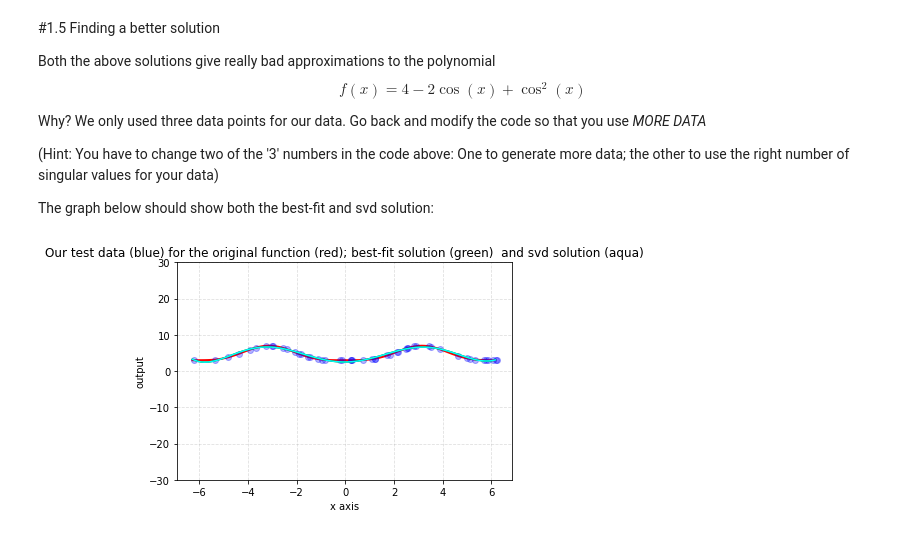
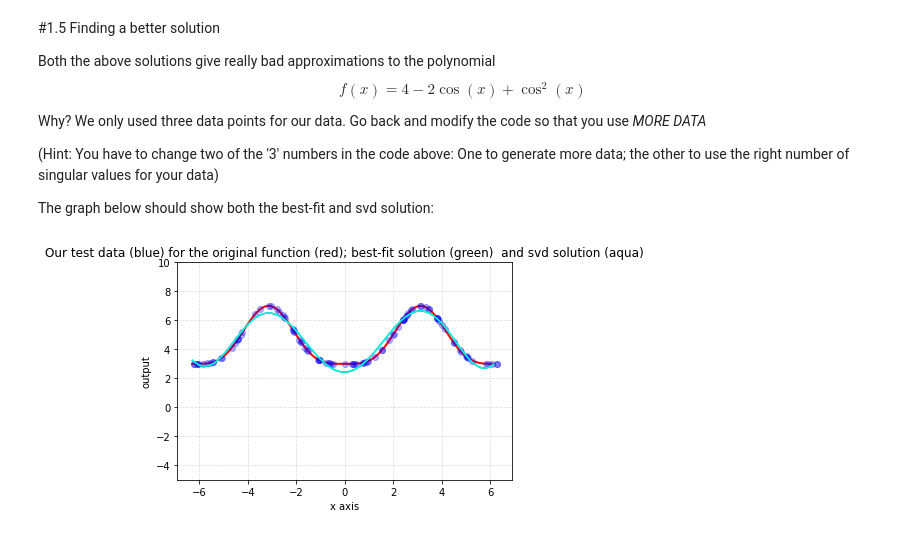
Before and after one commit to aaugustine130/AdvLinearAlgebra, a Jupyter notebook: Copy_of_Project_4_Case_1_Solving_for_a_known_trigonometric_function_using_Singular_Values_or_Best_Fit.ipynb, the cells around one changed output. Saved outputs shown, nothing was run; the diff lists cells and outputs as text; code cells hidden in the pictures.

```diff
--- a/Copy_of_Project_4_Case_1_Solving_for_a_known_trigonometric_function_using_Singular_Values_or_Best_Fit.ipynb
+++ b/Copy_of_Project_4_Case_1_Solving_for_a_known_trigonometric_function_using_Singular_Values_or_Best_Fit.ipynb
@@ -67,7 +67,7 @@ actual_data_x = []
 actual_data_y = []
 
 #We'll use (cough... cough...) three   data points:
-for i in range(50):
+for i in range(100):
     # pick a random number between -2pi and 2pi
     x = 4*np.pi*random.random() - 2*np.pi
     f = 4 - 2*np.cos(x) + np.cos(x)**2
@@ -424,32 +428,32 @@ The graph below should show both the best-fit and svd solution:
 x = sym.symbols('x')
 
 xdata = []
 fdata = []
 
 #set up our 100 data points on the interval from (-2pi, 2pi):
 xdata = np.array(range(100))/(100/(4*np.pi)) - 2*np.pi
 
 # find the ouput for our function on each data point:
 fdata = 4 - 2*np.cos(xdata) + np.cos(xdata)**2
 
 #construct the solution from svdsol
 svd_fit = svdsol[0,0] + svdsol[1,0]*xdata + svdsol[2,0]*(xdata**2) + svdsol[3,0]*(xdata**3) + svdsol[4,0]*(xdata**4) + svdsol[5,0]*(xdata**5) + svdsol[6,0]*(xdata**6) + svdsol[7,0]*(xdata**7)+svdsol[8,0]*(xdata**8)
 #construct the solution from bestfit
 best_fit = c[0,0] + c[1,0]*xdata + c[2,0]*(xdata**2) + c[3,0]*(xdata**3) + c[4,0]*(xdata**4) + c[5,0]*(xdata**5) + c[6,0]*(xdata**6) + c[7,0]*(xdata**7) + c[8,0]*(xdata**8)
 # Create the actual plot in red, and our datapoints in blue,
 # the best-fit method in green, and the svd solution in aqua:
 plt.plot(xdata,fdata, color='red', linewidth=2 ) + plt.plot(actual_data_x, actual_data_y, 'bo', alpha=0.3)+plt.plot(xdata,best_fit, color='green') + plt.plot(xdata, svd_fit, 'aqua')
 
 #Restrict the output values to this range:
-plt.ylim(-30,30)
+plt.ylim(-5,10)
 # Add a title
 plt.title('Our test data (blue) for the original function (red); best-fit solution (green)  and svd solution (aqua)')
 
 # Add X and y Label
 plt.xlabel('x axis')
 plt.ylabel('output')
 
 # Add a grid
 plt.grid(alpha=.4,linestyle='--')
 # %% [output]
-[figure, old version]
+[figure, new version]
```
Also changed, not shown: parts of 11 cells of this notebook.
